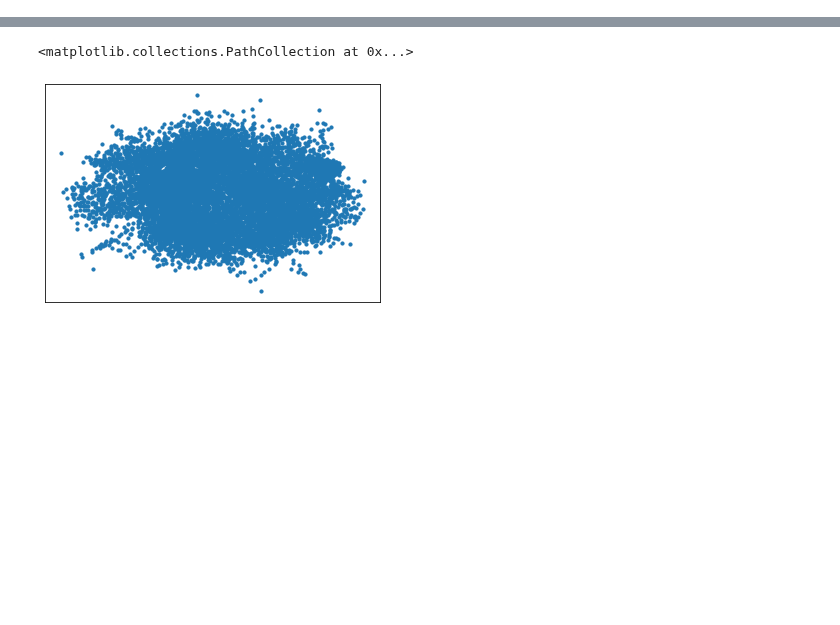
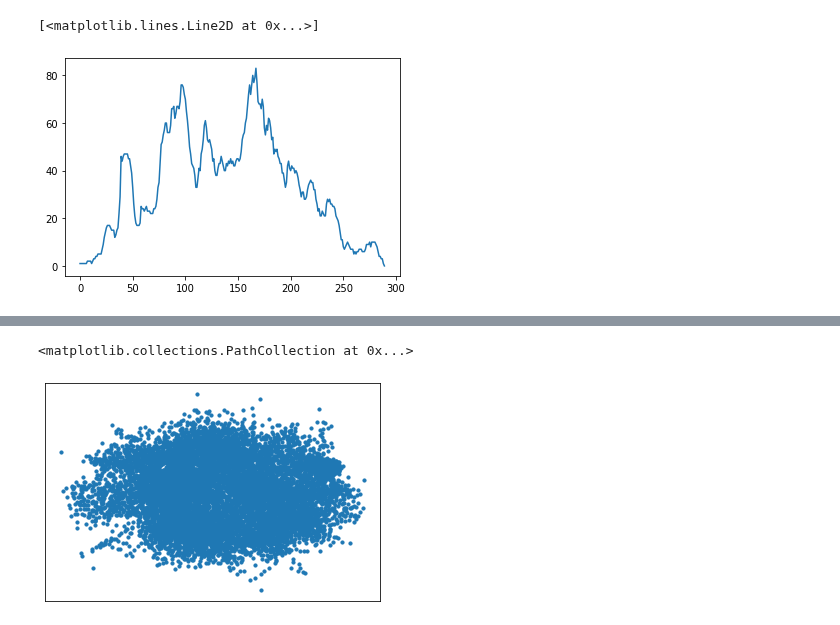
Before and after one commit to chrhck/contagion, a Jupyter notebook: examples/plot_animated_graph.ipynb, the cells around one changed output, grey strips where cells are left out. Drawn from its saved outputs; the diff is of its cells as text; code cells hidden in the pictures; blank space fills up the shorter version.

```diff
--- a/examples/plot_animated_graph.ipynb
+++ b/examples/plot_animated_graph.ipynb
@@ -68 +31,6 @@ g = contagion.pop._graph
+# %%
+plt.plot(stats["is_infected"])
+# %% [output]
+[<matplotlib.lines.Line2D at 0x...>]
+[figure, added]
 # %%
```
Also changed, not shown: parts of 6 cells of this notebook, 4 other files.
